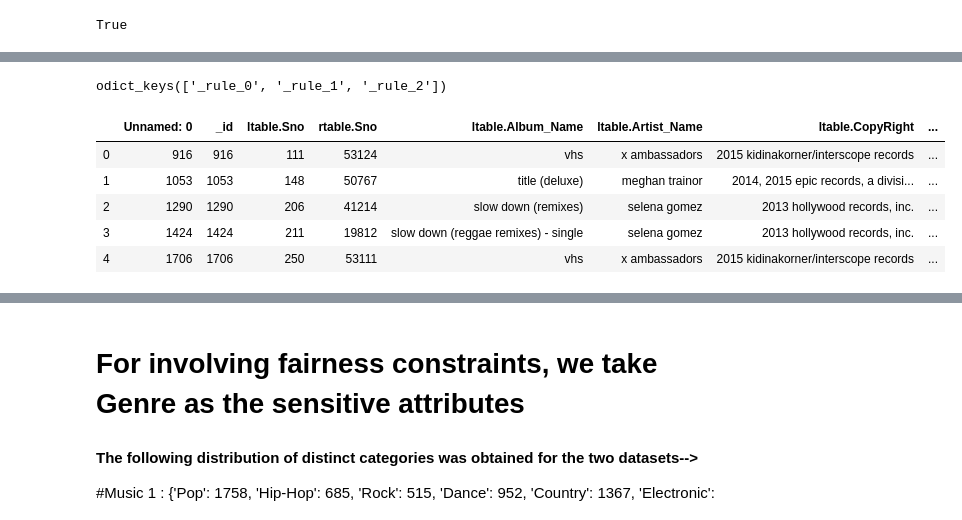
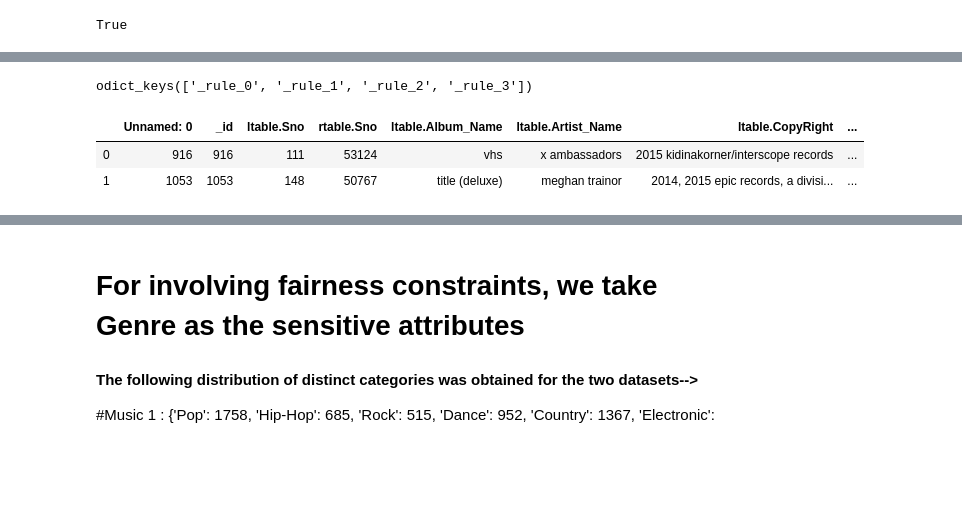
Before and after one commit to Sankalpagrawal/Fairness-in-EM, a Jupyter notebook: EM_pipeline_music_rulebasedmatching.ipynb, the cells around one changed output, grey strips where cells are left out. Cells and saved outputs as stored; diff of their text form; code cells hidden in the pictures; blank space fills up the shorter version.

```diff
--- a/EM_pipeline_music_rulebasedmatching.ipynb
+++ b/EM_pipeline_music_rulebasedmatching.ipynb
@@ -138,25 +154,32 @@ True
 # %%
+# Initializing the rule based matcher
+brm = em.BooleanRuleMatcher()
+
 # Add two rules to the rule-based matcher
 
 # The first rule compares the album names
-brm.add_rule(['Album_Name_Album_Name_lev_sim(ltuple, rtuple) > 0.8'], feature_table)
+brm.add_rule(['Album_Name_Album_Name_lev_sim(ltuple, rtuple) > 0.95'], feature_table)
+
 # This second rule compares the genres
 brm.add_rule(['Genre_Genre_lev_sim(ltuple, rtuple) > 0.8'], feature_table)
+
 # This third rule compares the times
-brm.add_rule(['time_time_feature(ltuple, rtuple) == 1'],feature_table)
+brm.add_rule(['time_time_feature(ltuple, rtuple) == 1.0'],feature_table)
+
+# This third rule compares the song name
+brm.add_rule(['Song_Name_Song_Name_lev_sim(ltuple, rtuple) > 0.9'],feature_table)
+
+
 brm.get_rule_names()
 # %% [output]
-odict_keys(['_rule_0', '_rule_1', '_rule_2'])
+odict_keys(['_rule_0', '_rule_1', '_rule_2', '_rule_3'])
 # %%
 brm.predict(G, target_attr='pred_label', append=True)
-G.head(5)
+G.head(2)
 # %% [output]
 |  | Unnamed: 0 | _id | ltable.Sno | rtable.Sno | ltable.Album_Name | ltable.Artist_Name | ltable.CopyRight | ... |
 | 0 | 916 | 916 | 111 | 53124 | vhs | x ambassadors | 2015 kidinakorner/interscope records | ... |
 | 1 | 1053 | 1053 | 148 | 50767 | title (deluxe) | meghan trainor | 2014, 2015 epic records, a divisi... | ... |
-| 2 | 1290 | 1290 | 206 | 41214 | slow down (remixes) | selena gomez | 2013 hollywood records, inc. | ... |
-| 3 | 1424 | 1424 | 211 | 19812 | slow down (reggae remixes) - single | selena gomez | 2013 hollywood records, inc. | ... |
-| 4 | 1706 | 1706 | 250 | 53111 | vhs | x ambassadors | 2015 kidinakorner/interscope records | ... |
 # %%
 # Evaluate the predictions
 eval_result = em.eval_matches(G, 'label', 'pred_label')
```
Also changed, not shown: parts of 12 cells of this notebook.
